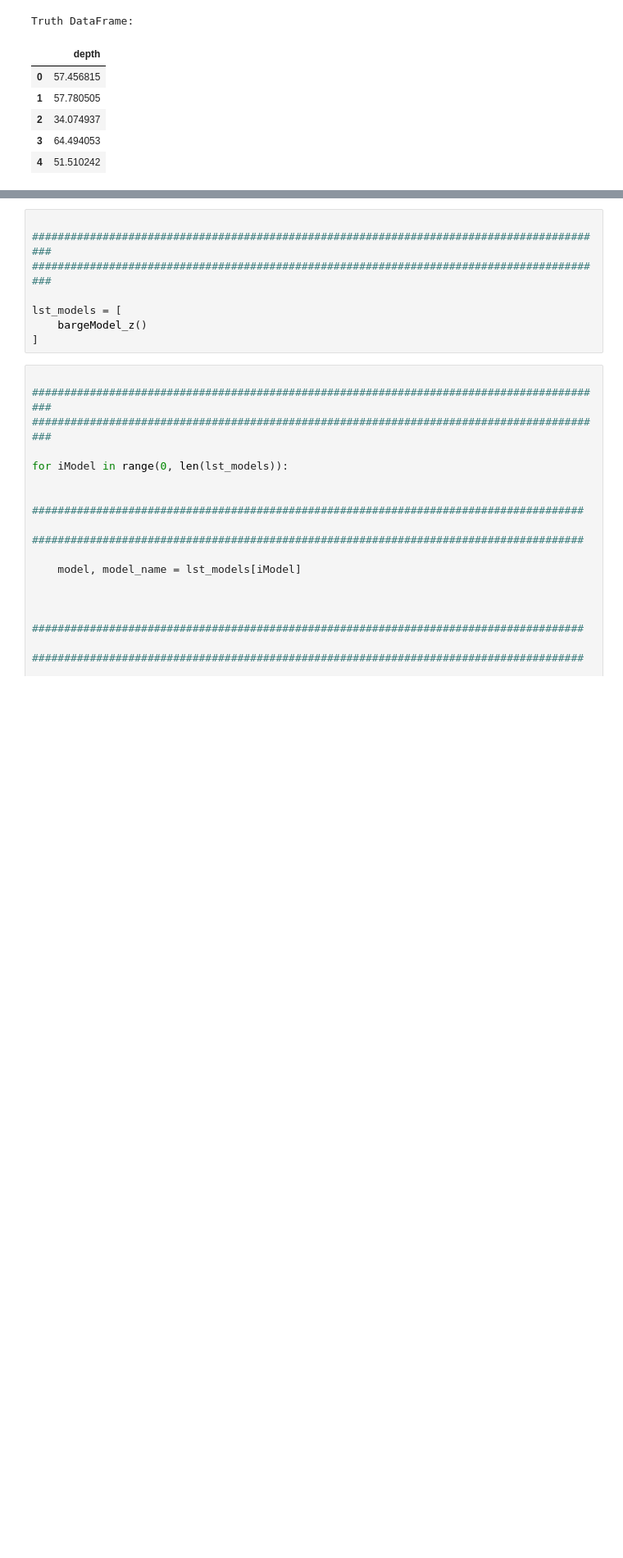
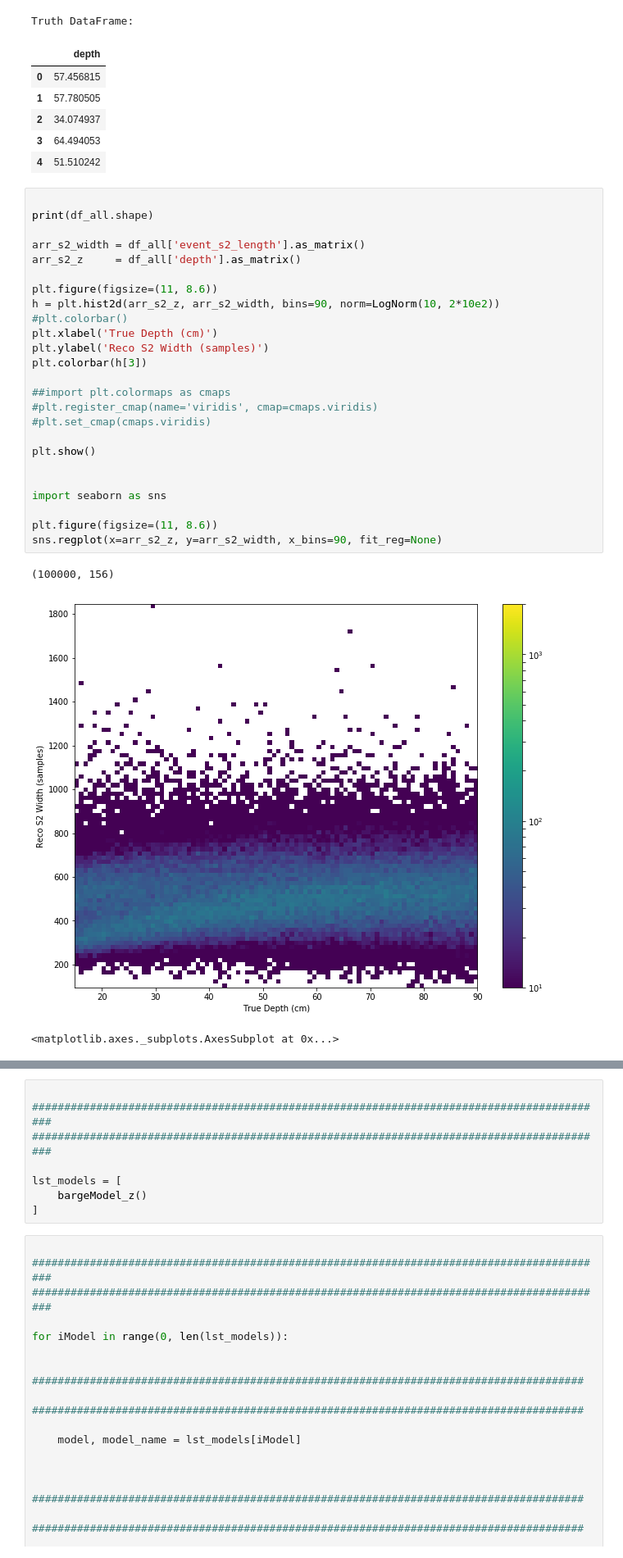
Before and after one commit to dbarg/pax_reconstruction, a Jupyter notebook: z_s2waveforms/train.ipynb, the cells around one changed output, grey strips where cells are left out. Shown at 82% size. Saved outputs shown, nothing was run; the diff lists cells and outputs as text; blank space fills up the shorter version.

```diff
--- a/z_s2waveforms/train.ipynb
+++ b/z_s2waveforms/train.ipynb
@@ -134,3 +136,32 @@ Truth DataFrame:
 | 2 | 34.074937 |
 | 3 | 64.494053 |
 | 4 | 51.510242 |
+# %%
+
+print(df_all.shape)
+
+arr_s2_width = df_all['event_s2_length'].as_matrix()
+arr_s2_z     = df_all['depth'].as_matrix()
+
+plt.figure(figsize=(11, 8.6))
+h = plt.hist2d(arr_s2_z, arr_s2_width, bins=90, norm=LogNorm(10, 2*10e2))
+#plt.colorbar()
+plt.xlabel('True Depth (cm)')
+plt.ylabel('Reco S2 Width (samples)')
+plt.colorbar(h[3])
+
+##import plt.colormaps as cmaps
+#plt.register_cmap(name='viridis', cmap=cmaps.viridis)
+#plt.set_cmap(cmaps.viridis)
+
+plt.show()
+
+
+import seaborn as sns
+
+plt.figure(figsize=(11, 8.6))
+sns.regplot(x=arr_s2_z, y=arr_s2_width, x_bins=90, fit_reg=None)
+# %% [output]
+(100000, 156)
+[figure, added]
+<matplotlib.axes._subplots.AxesSubplot at 0x...>
```
Also changed, not shown: parts of 3 cells of this notebook, 2 other files.
